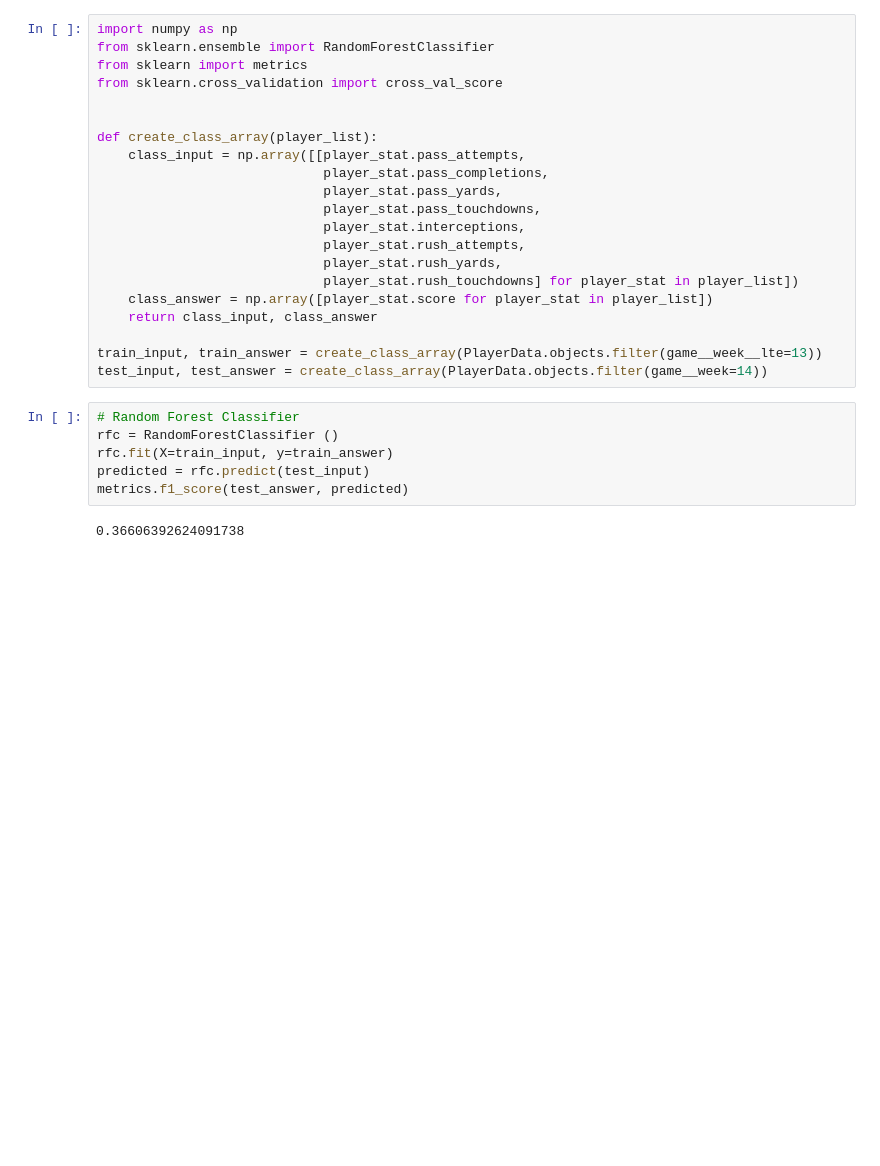
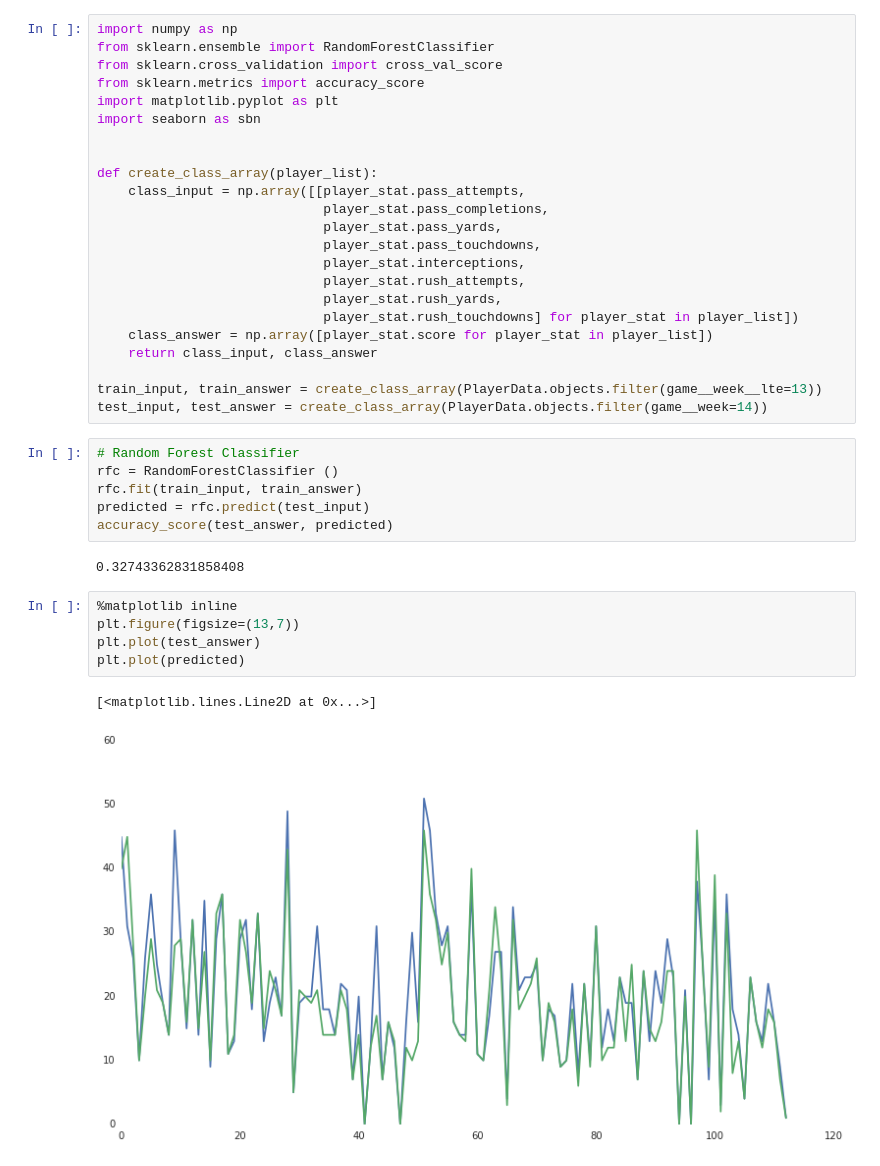
Before and after one commit to CoopTheOriginal/college_football_fantasy, a Jupyter notebook: Testing Model Choice.ipynb, the cells around one changed output. Saved outputs shown, nothing was run; the diff lists cells and outputs as text; blank space fills up the shorter version.

Commit message:
got a working model with a graph proving it

```diff
--- a/Testing Model Choice.ipynb
+++ b/Testing Model Choice.ipynb
@@ -1,8 +1,10 @@
 # %%
 import numpy as np
 from sklearn.ensemble import RandomForestClassifier
-from sklearn import metrics
 from sklearn.cross_validation import cross_val_score
+from sklearn.metrics import accuracy_score
+import matplotlib.pyplot as plt
+import seaborn as sbn
 
 
 def create_class_array(player_list):
@@ -22,8 +24,16 @@ test_input, test_answer = create_class_array(PlayerData.objects.filter(game__wee
 # %%
 # Random Forest Classifier
 rfc = RandomForestClassifier ()
-rfc.fit(X=train_input, y=train_answer)
+rfc.fit(train_input, train_answer)
 predicted = rfc.predict(test_input)
-metrics.f1_score(test_answer, predicted)
+accuracy_score(test_answer, predicted)
 # %% [output]
-0.36606392624091738
+0.32743362831858408
+# %%
+%matplotlib inline
+plt.figure(figsize=(13,7))
+plt.plot(test_answer)
+plt.plot(predicted)
+# %% [output]
+[<matplotlib.lines.Line2D at 0x...>]
+[figure, added]
```
Also changed, not shown: 2 other files.
